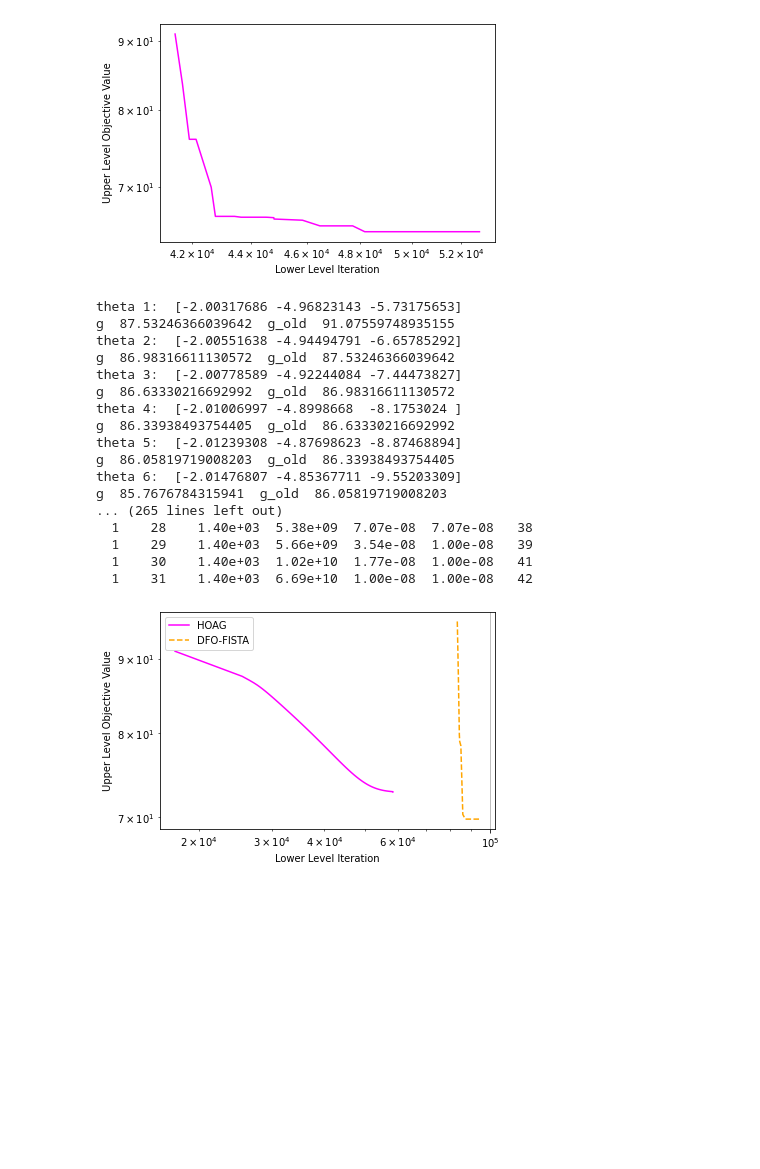
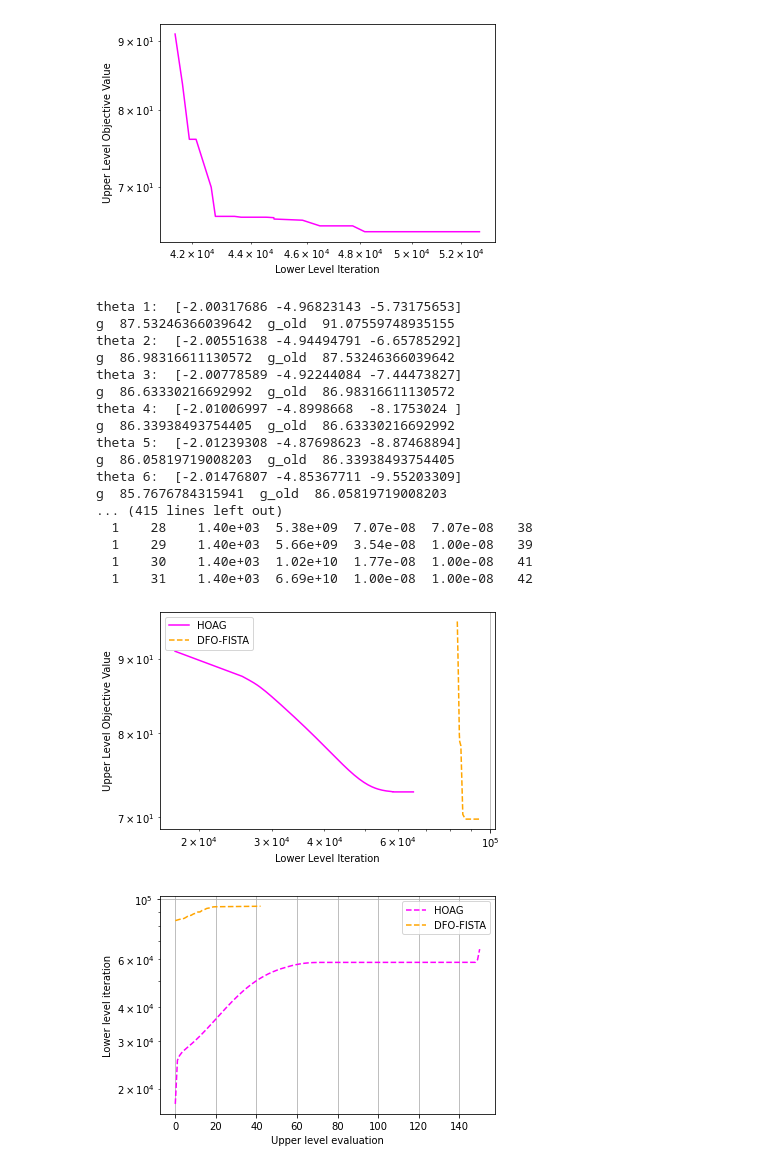
Before and after one commit to MohammadSadeghSalehi/Bilevel, a Jupyter notebook: Codes/Bilevel.ipynb, the cells around one changed output. Cells and saved outputs as stored; diff of their text form; code cells hidden in the pictures; blank space fills up the shorter version.

Commit message:
Lower-Upper iteration figure added

```diff
--- a/Codes/Bilevel.ipynb
+++ b/Codes/Bilevel.ipynb
@@ -706,7 +706,7 @@ class HOAG:
         factor_L_theta = 1.0
         L = 1
         #self.max_iter
-        for k in range(100):
+        for k in range(150):
             for i in range(np.shape(self.b)[2]):
                 upperObjectiveTemp = []
                 inner.append(self.FISTA(theta[0],theta[1],theta[2],i,epsilon))
@@ -716,9 +716,10 @@ class HOAG:
                 gradg2 =0
                 p.append(gradg2-np.dot(gradPhi12.T,q[-1]))
             pk = np.mean(np.array(p),axis=0)
-            if np.linalg.norm(pk) < 1e-3:
-                L = np.linalg.norm(pk) / np.sqrt(len(theta))
-                stepsize = 1/L
+            if np.linalg.norm(pk) < 1e-12:
+                break
+            #     L = np.linalg.norm(pk) / np.sqrt(len(theta))
+            #     stepsize = 1/L
             if k == 0:
                 self.upperObjective.append(np.mean((upperObjectiveTemp)))
                 self.lowerIter.append(self.lowerIterSum)
@@ -753,7 +754,7 @@ class HOAG:
                     self.upperObjective.append(g)
                     self.lowerIter.append(self.lowerIterSum)
                     print("Stepsize improved")
-                elif g >= 1.2 *g_old:
+                elif g >=  g_old:
                     print("Stepsize rejected")
                     L*=2
                     stepsize = 1/L
@@ -917,6 +918,7 @@ class DFO_FISTA:
         self.upperVal = []
         self.lowerIter = []
         self.lowerIterSum = 0
+        self.upperEval = 0
         self.uppersolver = dfo.DFO()
     def FISTA(self, alpha,nu,xi,i):
         # Algorithm for solving the lower-level problem
@@ -958,7 +960,7 @@ class DFO_FISTA:
         # Save diagnostic info to CSV
         soln = self.uppersolver.solve(self.UpperLevel, np.array([self.alpha, self.nu, self.xi]),bounds=(-10*np.ones(3),10*np.ones(3)),rhoend=1e-8,print_progress=True,maxfun=150,user_params=user_params)
         soln.diagnostic_info.to_csv('DFOdetail.csv')
-
+        self.upperEval = self.uppersolver.evalCount
         return soln
     def phi(self, x, alpha,nu,xi, i):
         phi = 0.5*np.linalg.norm(x.flatten()-self.y[:,:,i].flatten())**2 +np.exp(alpha) * self.TV2D(x, np.exp(nu)) + 0.5 *np.exp(xi) * np.linalg.norm(x)**2
@@ -1006,7 +1008,8 @@ class DFO_FISTA:
         # self.upperVal.append(np.sum(UL))
         # self.lowerIter.append(self.lowerIterSum)
         # if self.uppersolver.funVal==0:
-        #     self.upperVal.append(np.sum(UL))
+        #     self.upperVal.append(np.mean(UL))
+        #     self.lowerIter.append(self.lowerIterSum)
         # else:
         #     self.upperVal.append(self.uppersolver.funVal)
         # self.lowerIter.append(self.lowerIterSum)
@@ -1106,37 +1109,45 @@ result = Bilevel1.solver()
 print("objective: " + str(Bilevel1.upperObjective[-1]))
 plt.plot(Bilevel1.lowerIter,Bilevel1.upperObjective,color='magenta',label='HOAG')
 plt.xlabel('Lower Level Iteration')
 plt.ylabel('Upper Level Objective Value')
 plt.xscale('log')
 plt.yscale('log')
-
+plt.grid(True)
 Bilevel2 = DFO_FISTA(A, b, y, x0, 0.1, 1.2, -2,-5,-4)
 result = Bilevel2.DFO()
 
 plt.plot(Bilevel2.lowerIter,Bilevel2.upperVal,color='orange',label='DFO-FISTA',linestyle='--')
 plt.legend()
 plt.grid(True)
 plt.show()
-# plt.xlabel('Lower Level Iteration')
-# plt.ylabel('Upper Level Objective Value')
-# plt.xscale('log')
-# plt.yscale('log')
+
+
+#lower level iteration vs upper level iteration
+plt.plot(np.linspace(0,150,len(Bilevel1.lowerIter)),Bilevel1.lowerIter,color='magenta',label='HOAG',linestyle='--')
+plt.plot(np.linspace(0,Bilevel2.upperEval,len(Bilevel2.lowerIter)),Bilevel2.lowerIter,color='orange',label='DFO-FISTA',linestyle='--')
+plt.xlabel('Upper level evaluation')
+plt.ylabel('Lower level iteration')
+plt.yscale('log')
+plt.legend()
+plt.grid(True)
+plt.show()
 # %% [output]
 theta 1:  [-2.00317686 -4.96823143 -5.73175653]
 g  87.53246366039642  g_old  91.07559748935155
 theta 2:  [-2.00551638 -4.94494791 -6.65785292]
 g  86.98316611130572  g_old  87.53246366039642
 theta 3:  [-2.00778589 -4.92244084 -7.44473827]
 g  86.63330216692992  g_old  86.98316611130572
 theta 4:  [-2.01006997 -4.8998668  -8.1753024 ]
 g  86.33938493754405  g_old  86.63330216692992
 theta 5:  [-2.01239308 -4.87698623 -8.87468894]
 g  86.05819719008203  g_old  86.33938493754405
 theta 6:  [-2.01476807 -4.85367711 -9.55203309]
 g  85.7676784315941  g_old  86.05819719008203
-... (265 lines left out)
+... (415 lines left out)
   1    28    1.40e+03  5.38e+09  7.07e-08  7.07e-08   38
   1    29    1.40e+03  5.66e+09  3.54e-08  1.00e-08   39
   1    30    1.40e+03  1.02e+10  1.77e-08  1.00e-08   41
   1    31    1.40e+03  6.69e+10  1.00e-08  1.00e-08   42
-[figure, old version]
+[figure, new version]
+[figure, added]
```
Also changed, not shown: parts of 1 cell of this notebook.
